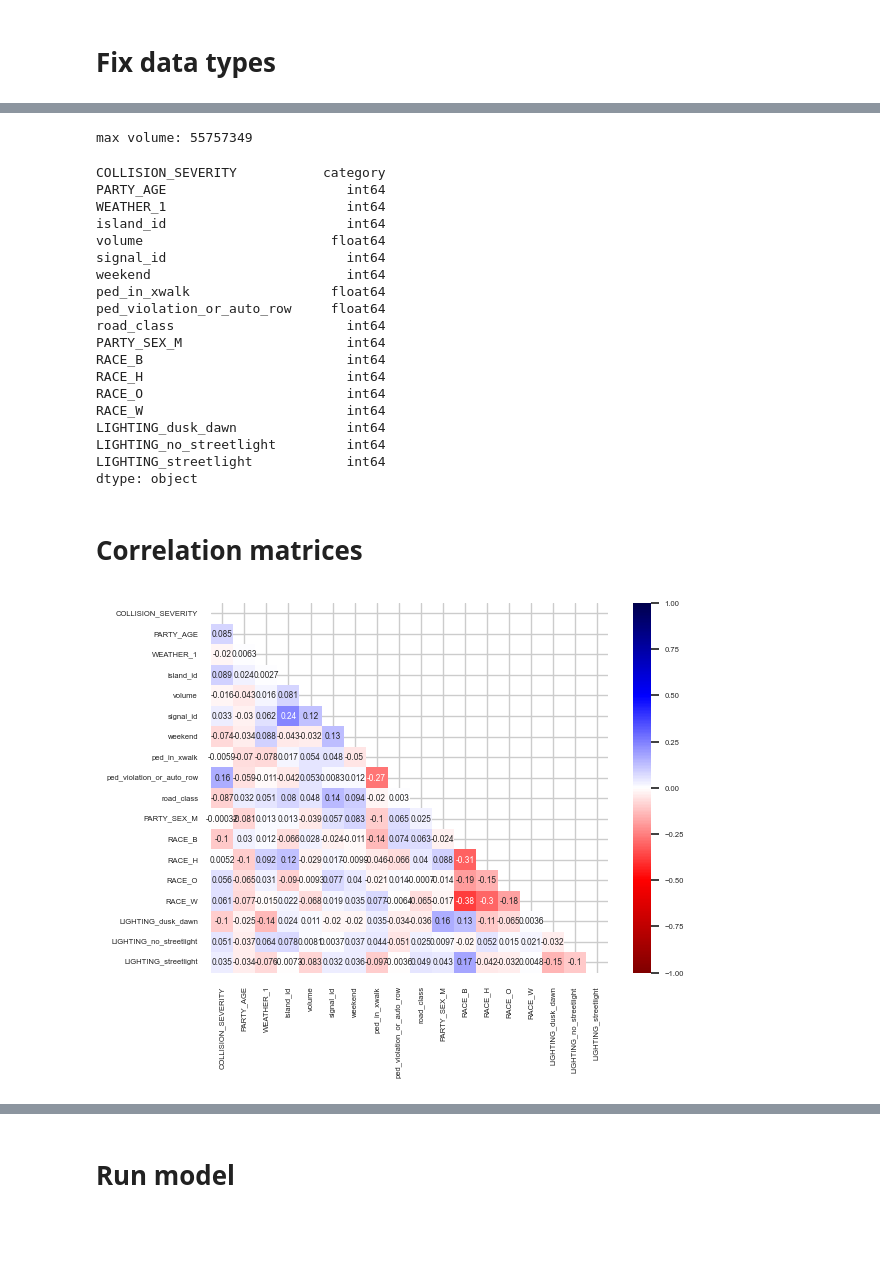
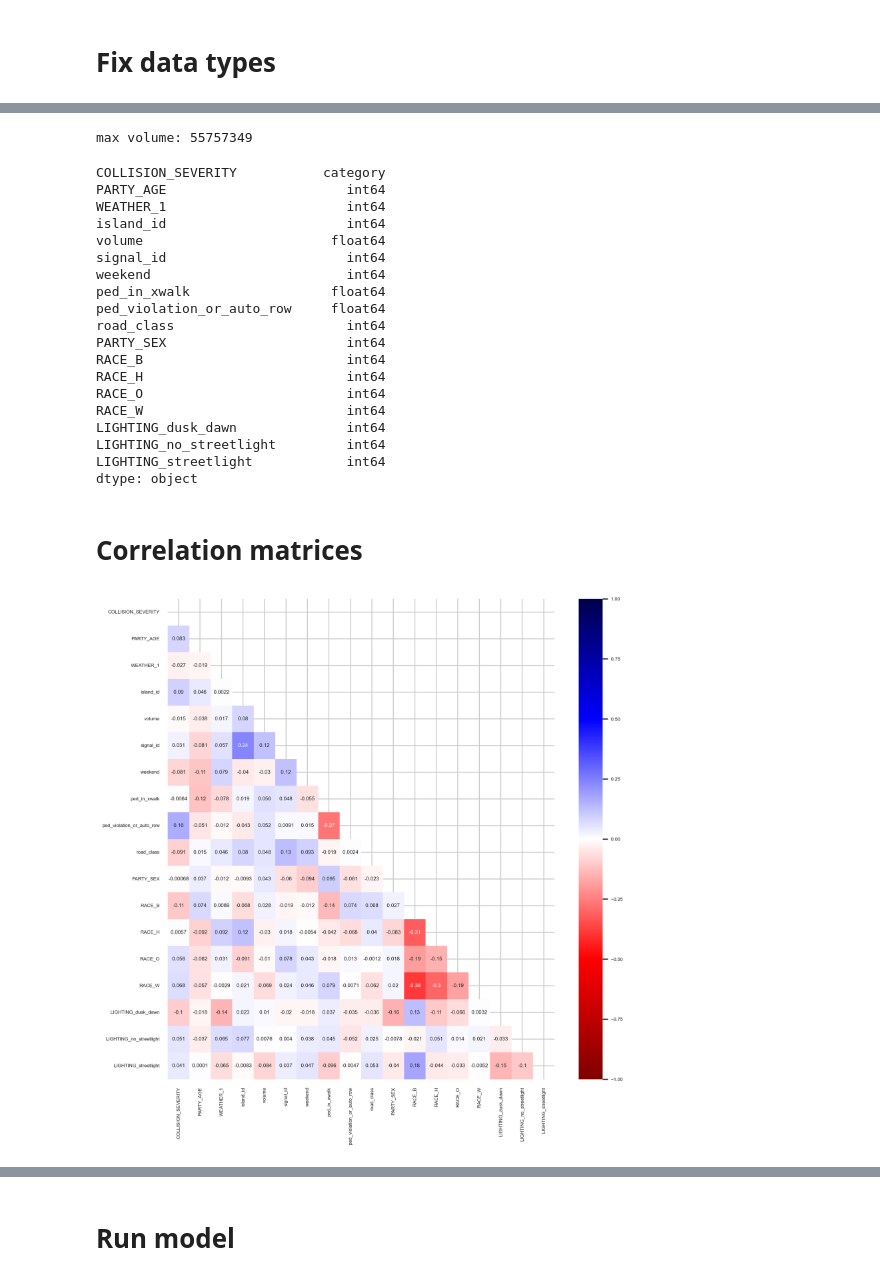
Before and after one commit to AnwarBaroudi/traffic_islands_study, a Jupyter notebook: crash_severity_model_2april.ipynb, the cells around one changed output, grey strips where cells are left out. Saved outputs shown, nothing was run; the diff lists cells and outputs as text; code cells hidden in the pictures; blank space fills up the shorter version.

```diff
--- a/crash_severity_model_2april.ipynb
+++ b/crash_severity_model_2april.ipynb
@@ -305,7 +305,16 @@ road_class
 Name: count, dtype: int64
 # %%
 # Recode party_sex
-df['PARTY_SEX'].value_counts()
+print(df['PARTY_SEX'].value_counts())
 
 # Convert blanks and the one X value to NaN
-df['PARTY_SEX'] = df['PARTY_SEX'].mask((df['PARTY_SEX']=='-')|(df['PARTY_SEX']=='X'), np.nan)
+# pd.crosstab(df['PARTY_SEX'], df['island_id'])
+df.drop(df[df['PARTY_SEX']=='-'].index, inplace=True)
+df.drop(df[df['PARTY_SEX']=='X'].index, inplace=True)
+
+# df['PARTY_SEX'] = df['PARTY_SEX'].mask((df['PARTY_SEX']=='-')|(df['PARTY_SEX']=='X'), np.nan)
+
+# Mark male as 0, female as 1
+df.loc[(df['PARTY_SEX']=='M'), 'PARTY_SEX'] = 0
+df.loc[(df['PARTY_SEX']=='F'), 'PARTY_SEX'] = 1
+df['PARTY_SEX'].value_counts()
@@ -399,7 +419,7 @@ df = df[[
     'ped_in_xwalk',
     'ped_violation_or_auto_row',
     'road_class',
-    'PARTY_SEX_M',
+    'PARTY_SEX',
     'RACE_B',
     'RACE_H',
     'RACE_O',
@@ -463,7 +483,8 @@ dtype: object
 cols = ['PARTY_AGE',
         'WEATHER_1',
         'weekend',
-        'road_class'
+        'road_class',
+        'PARTY_SEX'
         ]
 
 df[cols] = df[cols].astype(int)
@@ -496,7 +517,7 @@ weekend                         int64
 ped_in_xwalk                  float64
 ped_violation_or_auto_row     float64
 road_class                      int64
-PARTY_SEX_M                     int64
+PARTY_SEX                       int64
 RACE_B                          int64
 RACE_H                          int64
 RACE_O                          int64
@@ -509,9 +530,10 @@ dtype: object
 # Correlation matrices
 # %%
 #Create heatmap of correlations among the variables
+plt.figure(figsize=(10, 10), dpi=300) # Width, Height in inches
 sns.set(context='notebook', style='whitegrid', font_scale=0.5)
 upper = np.triu(df.corr())  # Here, we are looking at the upper triangle. Optionally, you can just look at the lower triangle.
 sns.heatmap(df.corr(), cmap="seismic_r", annot=True, vmin=-1, vmax=1, mask=upper);
 plt.savefig('heatmap.png')
 # %% [output]
-[figure, old version]
+[figure, new version]
```
Also changed, not shown: parts of 19 cells of this notebook, 1 other file.
